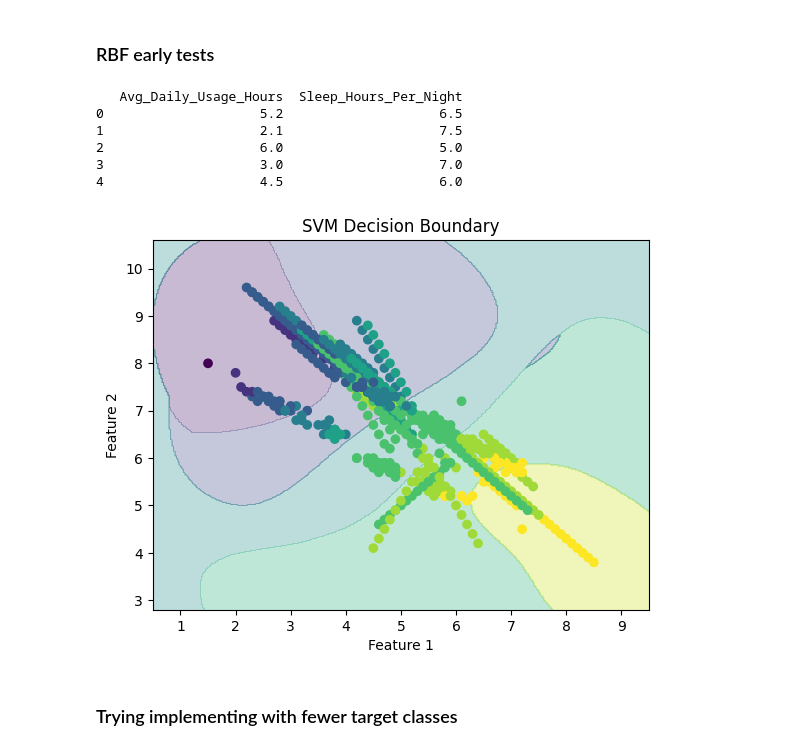
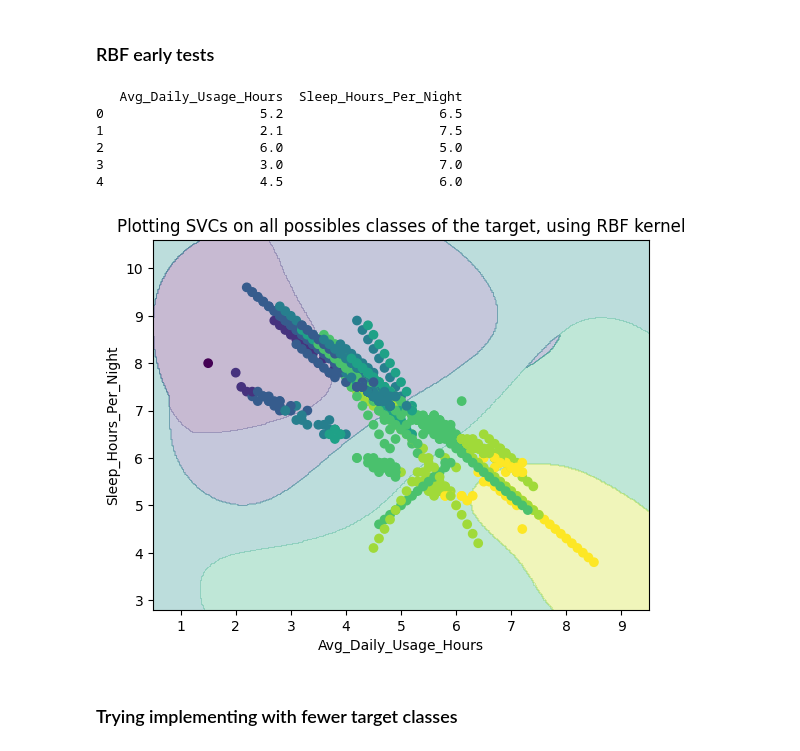
Before and after one commit to Andradev101/pause-student-social-media-addiction-eda, a Jupyter notebook: notebooks/support-vector-machines.ipynb, the cells around one changed output. Drawn from its saved outputs; the diff is of its cells as text; code cells hidden in the pictures.

Commit message:
added a new plot at the end of the notebook | updated few tweaks and added minimal text information

```diff
--- a/notebooks/support-vector-machines.ipynb
+++ b/notebooks/support-vector-machines.ipynb
@@ -225,37 +227,37 @@ polynomial_svm_clf.fit(X, y)
 x_min, x_max = X["Avg_Daily_Usage_Hours"].min()-1, X["Avg_Daily_Usage_Hours"].max()+1
 y_min, y_max = X["Sleep_Hours_Per_Night"].min()-1, X["Sleep_Hours_Per_Night"].max()+1
 
 xx, yy = np.meshgrid(
     np.linspace(x_min, x_max, 350),
     np.linspace(y_min, y_max, 350)
 )
 
 # Predict all grid points
 grid_points = np.c_[xx.ravel(), yy.ravel()]
 Z = polynomial_svm_clf.predict(grid_points)
 
 # Reshape for plotting
 Z = Z.reshape(xx.shape)
 
 # Plot decision regions
 plt.contourf(xx, yy, Z, alpha=0.3)
 
 # Plot real points
 plt.scatter(X["Avg_Daily_Usage_Hours"], X['Sleep_Hours_Per_Night'],c=y)
 
-plt.xlabel("Feature 1")
-plt.ylabel("Feature 2")
-plt.title("SVM Decision Boundary")
+plt.xlabel("Avg_Daily_Usage_Hours")
+plt.ylabel("Sleep_Hours_Per_Night")
+plt.title("Plotting SVCs on all possibles classes of the target, using RBF kernel")
 
 plt.show()
 # %% [output]
    Avg_Daily_Usage_Hours  Sleep_Hours_Per_Night
 0                    5.2                    6.5
 1                    2.1                    7.5
 2                    6.0                    5.0
 3                    3.0                    7.0
 4                    4.5                    6.0
-[figure, old version]
+[figure, new version]
 # %% [markdown]
 ### Trying implementing with fewer target classes
 # %%
```
Also changed, not shown: parts of 10 cells of this notebook.
